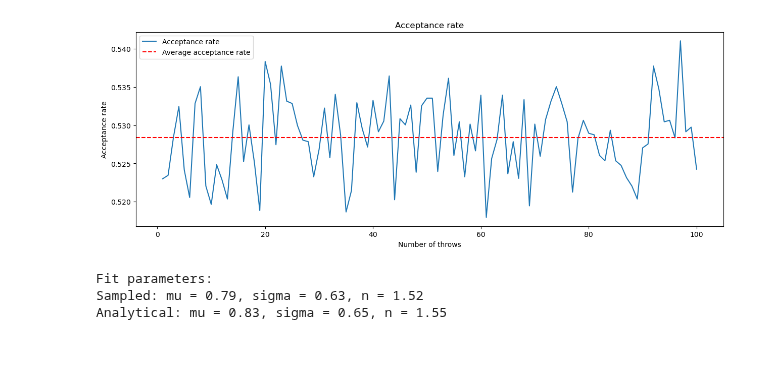
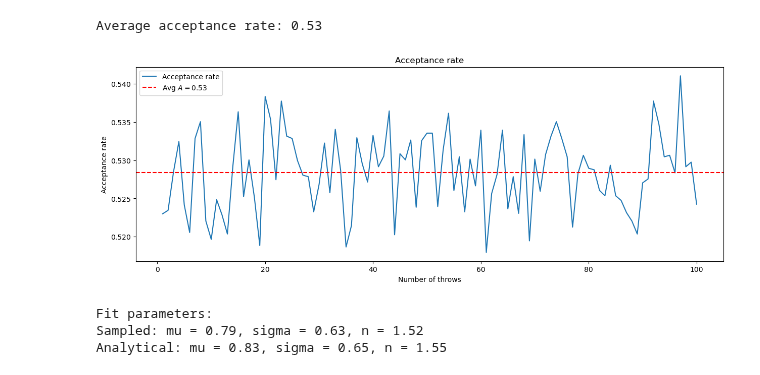
Before and after one commit to stevelonny/labsimnum, a Jupyter notebook: notebooks/exercise_08.ipynb, the cells around one changed output. Cells and saved outputs as stored; diff of their text form; code cells hidden in the pictures.

```diff
--- a/notebooks/exercise_08.ipynb
+++ b/notebooks/exercise_08.ipynb
@@ -73,16 +186,18 @@ plt.show()
 # %%
 plt.figure(figsize=(15,5))
 
 plt.plot(n_throws, acceptance, label='Acceptance rate')
 acceptance_avg = np.mean(acceptance)
-plt.axhline(y=acceptance_avg, color='r', linestyle='--', label='Average acceptance rate')
+print("Average acceptance rate: {:.2f}".format(acceptance_avg))
+plt.axhline(y=acceptance_avg, color='r', linestyle='--', label=r'Avg $A={:.2f}$'.format(acceptance_avg))
 plt.title("Acceptance rate")
 plt.xlabel('Number of throws')
 plt.ylabel('Acceptance rate')
 plt.legend()
 plt.show()
 # %% [output]
+Average acceptance rate: 0.53
-[figure, old version]
+[figure, new version]
 # %%
 coord = np.loadtxt("../data/ex08_coord.dat", unpack=True)
 
```
Also changed, not shown: parts of 5 cells of this notebook, 1 other file.
